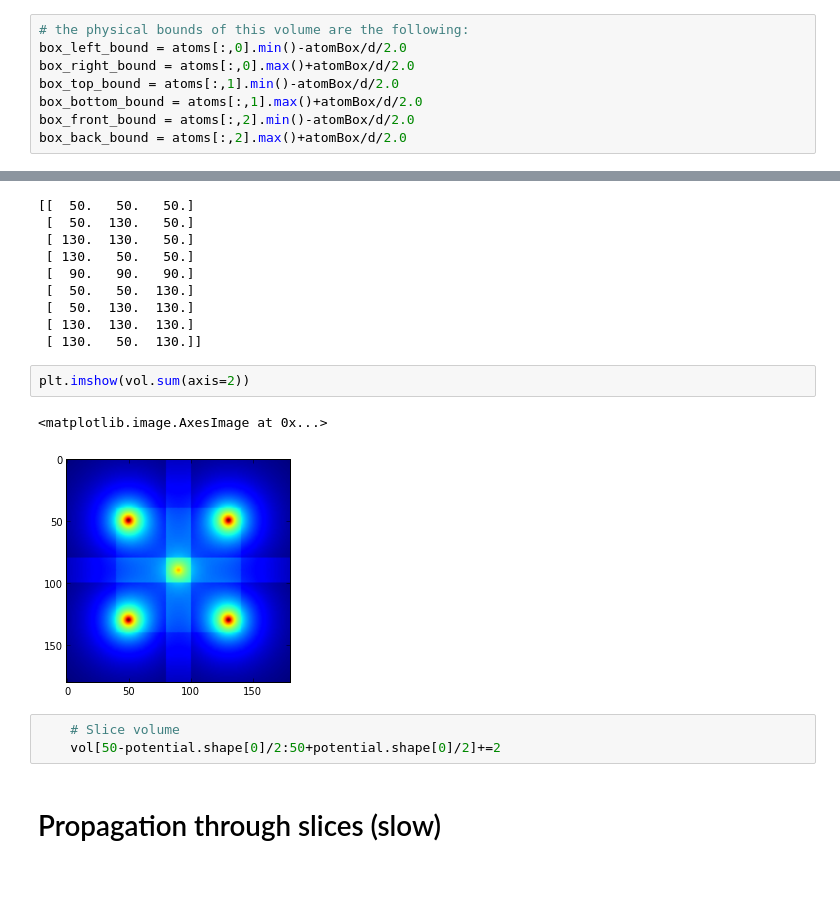
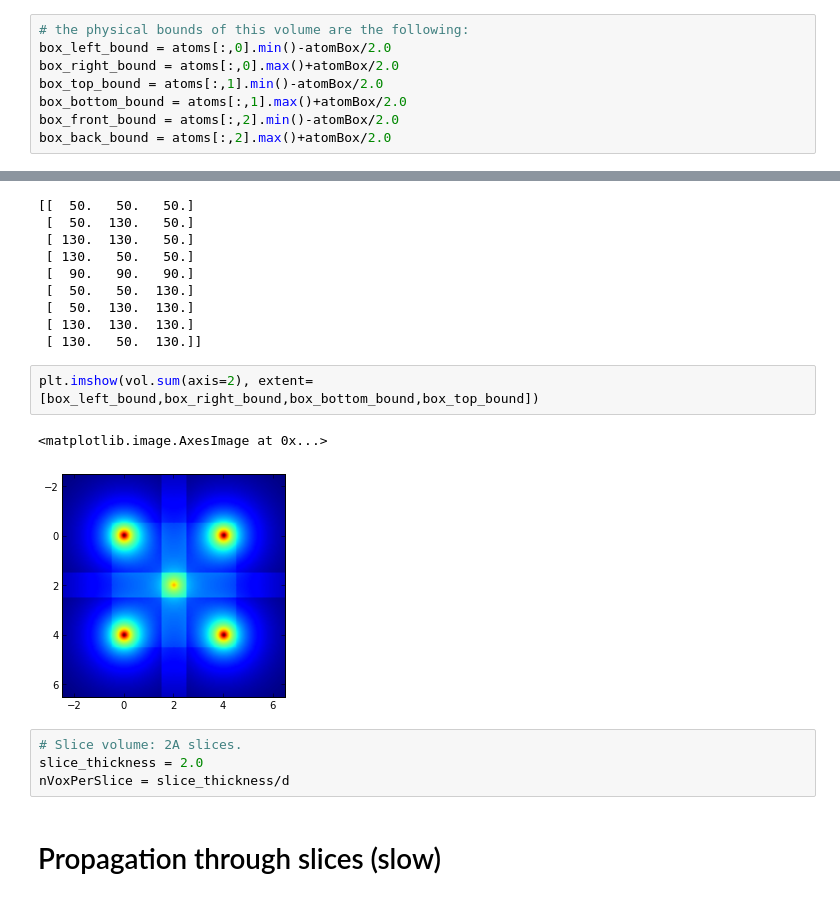
Before and after one commit to QSTEM/QSTEM, a Jupyter notebook: python/QSTEM_simDemo.ipynb, the cells around one changed output, grey strips where cells are left out. Cells and saved outputs as stored; diff of their text form.

```diff
--- a/python/QSTEM_simDemo.ipynb
+++ b/python/QSTEM_simDemo.ipynb
@@ -161,12 +161,12 @@ print vol.shape
 (180L, 180L, 180L)
 # %%
 # the physical bounds of this volume are the following:
-box_left_bound = atoms[:,0].min()-atomBox/d/2.0
-box_right_bound = atoms[:,0].max()+atomBox/d/2.0
-box_top_bound = atoms[:,1].min()-atomBox/d/2.0
-box_bottom_bound = atoms[:,1].max()+atomBox/d/2.0
-box_front_bound = atoms[:,2].min()-atomBox/d/2.0
-box_back_bound = atoms[:,2].max()+atomBox/d/2.0
+box_left_bound = atoms[:,0].min()-atomBox/2.0
+box_right_bound = atoms[:,0].max()+atomBox/2.0
+box_top_bound = atoms[:,1].min()-atomBox/2.0
+box_bottom_bound = atoms[:,1].max()+atomBox/2.0
+box_front_bound = atoms[:,2].min()-atomBox/2.0
+box_back_bound = atoms[:,2].max()+atomBox/2.0
 # %%
 # Add the existing atom potentials to the right place
 
@@ -195,13 +195,14 @@ for atom in voxel_coords:
  [ 130.  130.  130.]
  [ 130.   50.  130.]]
 # %%
-plt.imshow(vol.sum(axis=2))
+plt.imshow(vol.sum(axis=2), extent=[box_left_bound,box_right_bound,box_bottom_bound,box_top_bound])
 # %% [output]
 <matplotlib.image.AxesImage at 0x...>
-[figure, old version]
+[figure, new version]
-# %%
-    # Slice volume
-    vol[50-potential.shape[0]/2:50+potential.shape[0]/2]+=2
+# %%
+# Slice volume: 2A slices.
+slice_thickness = 2.0
+nVoxPerSlice = slice_thickness/d
 # %% [markdown]
 # Propagation through slices (slow)
 # %% [markdown]
```
Also changed, not shown: parts of 3 cells of this notebook.
